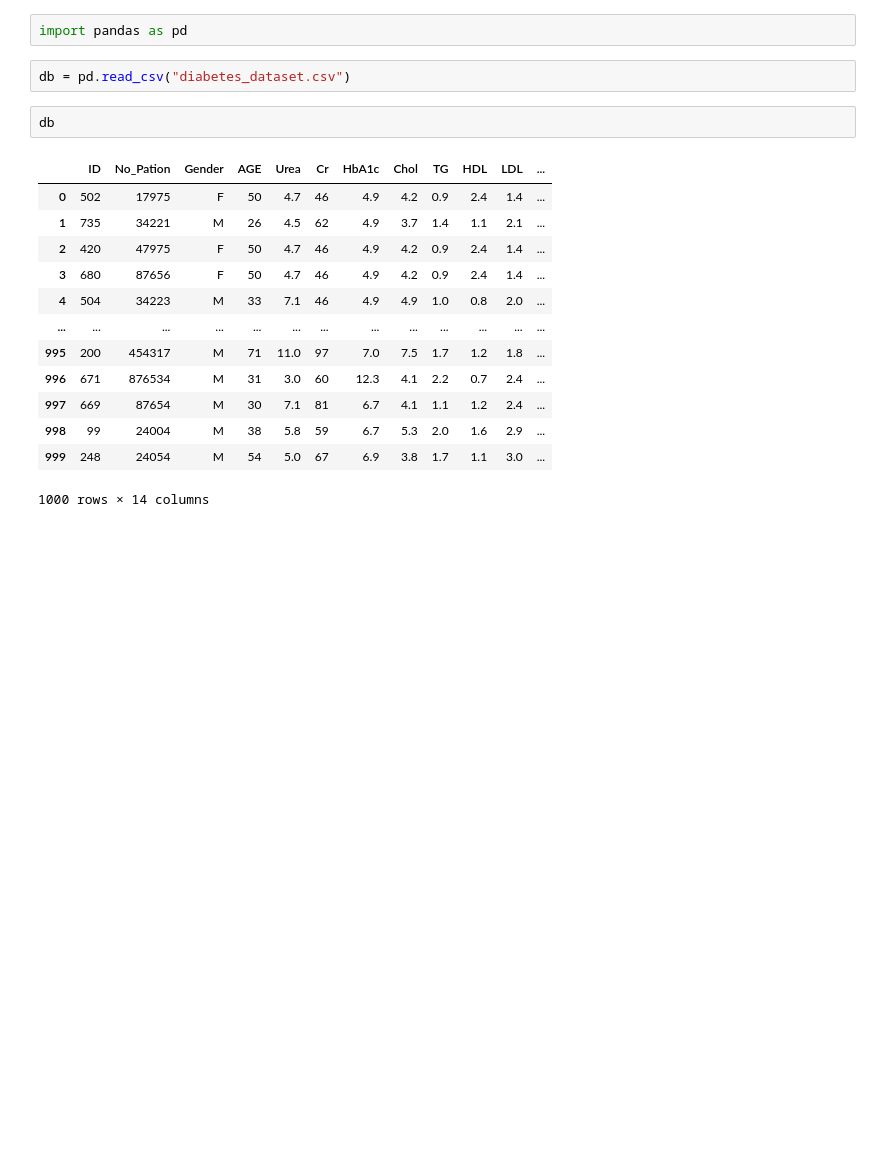
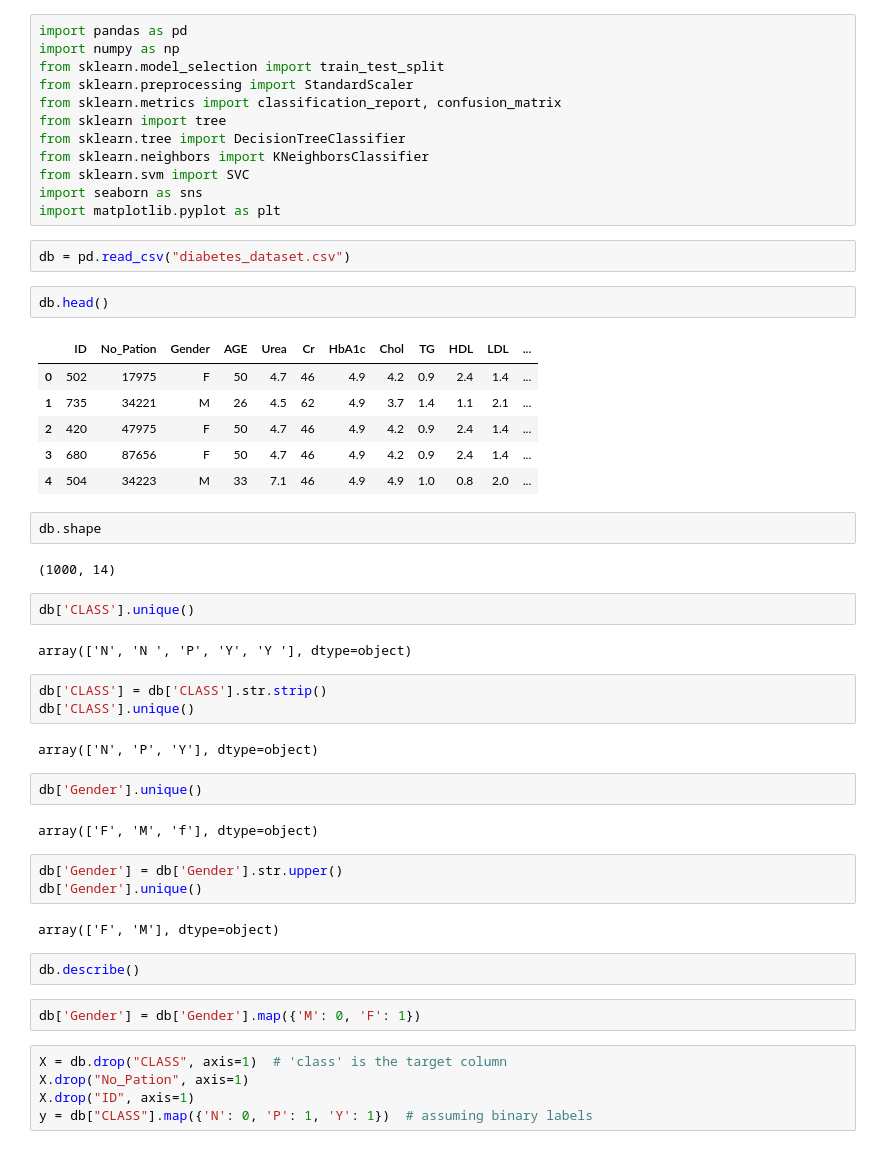
Before and after one commit to fjacobf/IA_project2, a Jupyter notebook: diabetes_prediction.ipynb, the cells around one changed output. Cells and saved outputs as stored; diff of their text form; blank space fills up the shorter version.

Commit message:
decisions tree

```diff
--- a/diabetes_prediction.ipynb
+++ b/diabetes_prediction.ipynb
@@ -1,20 +1,54 @@
 # %%
 import pandas as pd
+import numpy as np
+from sklearn.model_selection import train_test_split
+from sklearn.preprocessing import StandardScaler
+from sklearn.metrics import classification_report, confusion_matrix
+from sklearn import tree
+from sklearn.tree import DecisionTreeClassifier
+from sklearn.neighbors import KNeighborsClassifier
+from sklearn.svm import SVC
+import seaborn as sns
+import matplotlib.pyplot as plt
 # %%
 db = pd.read_csv("diabetes_dataset.csv")
 # %%
-db
+db.head()
 # %% [output]
 |  | ID | No_Pation | Gender | AGE | Urea | Cr | HbA1c | Chol | TG | HDL | LDL | ... |
 | 0 | 502 | 17975 | F | 50 | 4.7 | 46 | 4.9 | 4.2 | 0.9 | 2.4 | 1.4 | ... |
 | 1 | 735 | 34221 | M | 26 | 4.5 | 62 | 4.9 | 3.7 | 1.4 | 1.1 | 2.1 | ... |
 | 2 | 420 | 47975 | F | 50 | 4.7 | 46 | 4.9 | 4.2 | 0.9 | 2.4 | 1.4 | ... |
 | 3 | 680 | 87656 | F | 50 | 4.7 | 46 | 4.9 | 4.2 | 0.9 | 2.4 | 1.4 | ... |
 | 4 | 504 | 34223 | M | 33 | 7.1 | 46 | 4.9 | 4.9 | 1.0 | 0.8 | 2.0 | ... |
-| ... | ... | ... | ... | ... | ... | ... | ... | ... | ... | ... | ... | ... |
-| 995 | 200 | 454317 | M | 71 | 11.0 | 97 | 7.0 | 7.5 | 1.7 | 1.2 | 1.8 | ... |
-| 996 | 671 | 876534 | M | 31 | 3.0 | 60 | 12.3 | 4.1 | 2.2 | 0.7 | 2.4 | ... |
-| 997 | 669 | 87654 | M | 30 | 7.1 | 81 | 6.7 | 4.1 | 1.1 | 1.2 | 2.4 | ... |
-| 998 | 99 | 24004 | M | 38 | 5.8 | 59 | 6.7 | 5.3 | 2.0 | 1.6 | 2.9 | ... |
-| 999 | 248 | 24054 | M | 54 | 5.0 | 67 | 6.9 | 3.8 | 1.7 | 1.1 | 3.0 | ... |
-1000 rows × 14 columns
+# %%
+db.shape
+# %% [output]
+(1000, 14)
+# %%
+db['CLASS'].unique()
+# %% [output]
+array(['N', 'N ', 'P', 'Y', 'Y '], dtype=object)
+# %%
+db['CLASS'] = db['CLASS'].str.strip()
+db['CLASS'].unique()
+# %% [output]
+array(['N', 'P', 'Y'], dtype=object)
+# %%
+db['Gender'].unique()
+# %% [output]
+array(['F', 'M', 'f'], dtype=object)
+# %%
+db['Gender'] = db['Gender'].str.upper()
+db['Gender'].unique()
+# %% [output]
+array(['F', 'M'], dtype=object)
+# %%
+db.describe()
+# %%
+db['Gender'] = db['Gender'].map({'M': 0, 'F': 1})
+# %%
+X = db.drop("CLASS", axis=1)  # 'class' is the target column
+X.drop("No_Pation", axis=1)
+X.drop("ID", axis=1)
+y = db["CLASS"].map({'N': 0, 'P': 1, 'Y': 1})  # assuming binary labels
```
Also changed, not shown: parts of 2 cells of this notebook.
